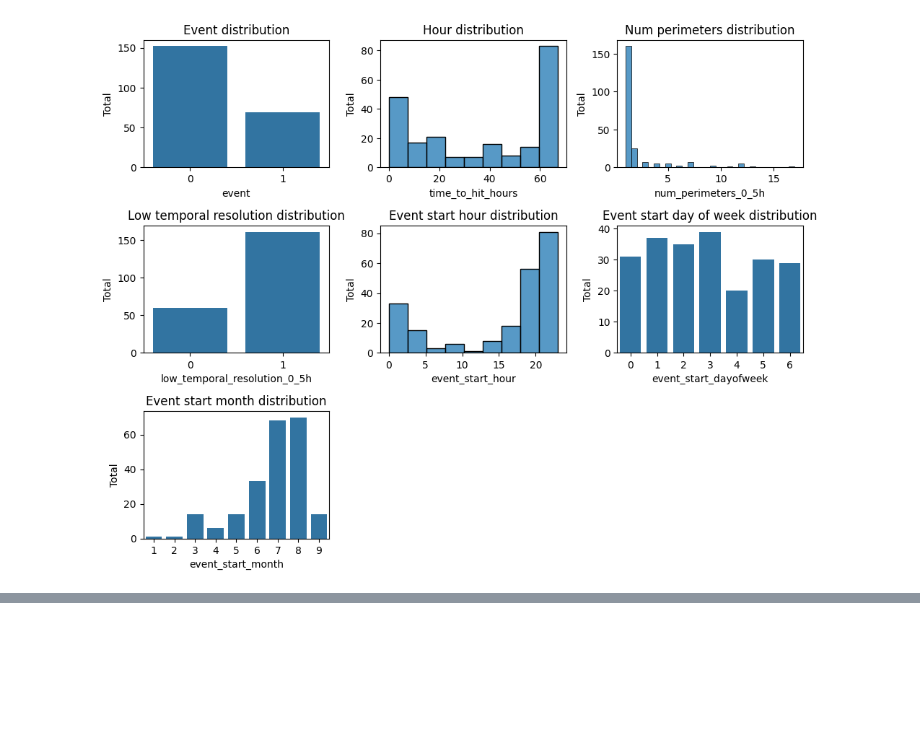
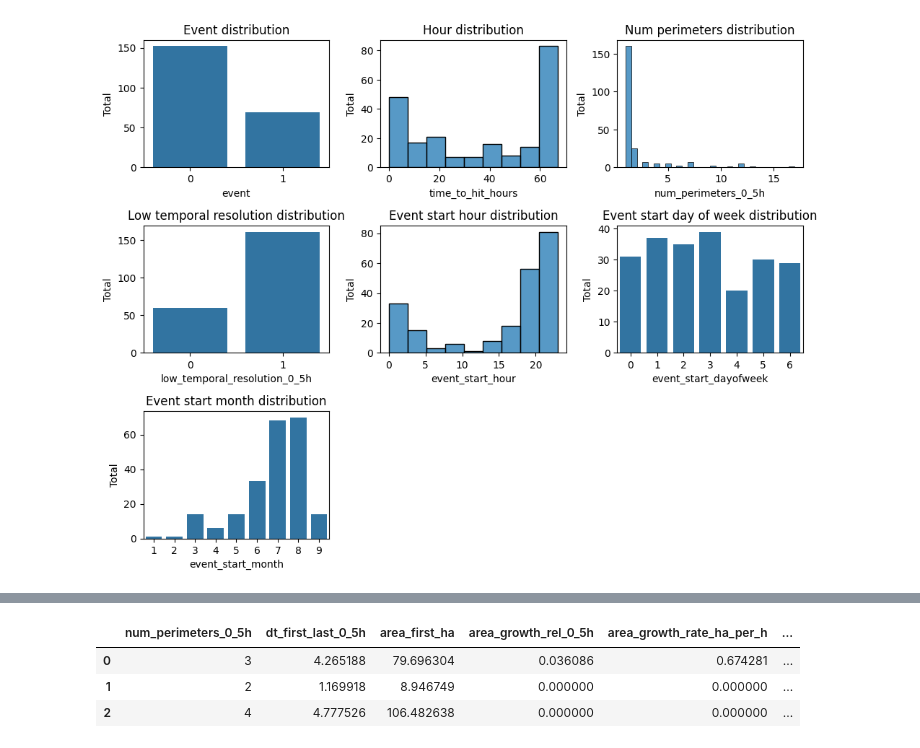
Before and after one commit to ChuongLe279/Kaggle-Competition, a Jupyter notebook: WiDSWorldWide_GlobalDathon26/gbsa_lightgbm.ipynb, the cells around one changed output, grey strips where cells are left out. Saved outputs shown, nothing was run; the diff lists cells and outputs as text; code cells hidden in the pictures; blank space fills up the shorter version.

```diff
--- a/WiDSWorldWide_GlobalDathon26/main.ipynb
+++ b/WiDSWorldWide_GlobalDathon26/gbsa_lightgbm.ipynb
@@ -249,0 +100,15 @@ submission.to_csv('result.csv', index=False)
+# %%
+one_hot_encoder = OneHotEncoder(
+    handle_unknown='ignore',
+    sparse_output=False,
+    dtype=np.int8
+)
+one_hot_encoder.set_output(transform='pandas')
+
+# One hot for X_train
+one_hot_col = one_hot_encoder.fit_transform(X_train[['low_temporal_resolution_0_5h']])
+X_train = pd.concat([X_train, pd.DataFrame(one_hot_col, index=X_train.index)], axis=1).drop(columns = 'low_temporal_resolution_0_5h')
+
+# One hot for X_test
+one_hot_col = one_hot_encoder.transform(X_test[['low_temporal_resolution_0_5h']])
+X_test = pd.concat([X_test, pd.DataFrame(one_hot_col, index=X_test.index)], axis=1).drop(columns = 'low_temporal_resolution_0_5h') # type: ignore
@@ -249,0 +129,76 @@ submission.to_csv('result.csv', index=False)
+# %%
+def create_features(df: pd.DataFrame) -> pd.DataFrame:
+    result = df.copy()
+    dist       = result["dist_min_ci_0_5h"].clip(lower=1)
+    speed      = result["closing_speed_m_per_h"]
+    perimeters = result["num_perimeters_0_5h"]
+    area_first = result["area_first_ha"]
+    # ── Distance transforms ────────────────────────────────────────────────────
+    result["log_distance"]    = np.log1p(dist)
+    result["inv_distance"]    = 1 / (dist / 1000 + 0.1)
+    result["inv_distance_sq"] = result["inv_distance"] ** 2
+    result["sqrt_distance"]   = np.sqrt(dist)
+    result["dist_km"]         = dist / 1000
+    result["dist_km_sq"]      = (dist / 1000) ** 2
+    result["dist_km_cb"]      = (dist / 1000) ** 3
+    result["dist_rank"]       = dist.rank(pct=True)
+     # ── Area-to-distance ratios ────────────────────────────────────────────────
+    fire_radius               = np.sqrt(area_first * 10000 / np.pi)
+    result["fire_radius_km"]  = fire_radius / 1000
+    result["radius_to_dist"]  = fire_radius / dist
+    result["area_to_dist_ratio"]  = area_first / (dist / 1000 + 0.1)
+    result["log_area_dist_ratio"] = np.log1p(area_first) - np.log1p(dist)
+    # ── Kinematic features ─────────────────────────────────────────────────────
+    result["has_movement"] = (perimeters > 1).astype(float)
+    closing_pos = speed.clip(lower=0)
+    result["eta_hours"] = np.where(
+        closing_pos > 0.01, dist / closing_pos, 9999).clip(max=9999)
+    result["log_eta"]   = np.log1p(result["eta_hours"].clip(0, 9999))
+    radial_growth = result["radial_growth_rate_m_per_h"].clip(lower=0)
+    effective_closing = closing_pos + radial_growth
+    result["effective_closing_speed"] = effective_closing
+    result["eta_effective"] = np.where(
+        effective_closing > 0.01, dist / effective_closing, 9999).clip(max=9999)
+    # ── Threat scores ──────────────────────────────────────────────────────────
+    result["threat_score"]    = result["alignment_abs"] * speed / np.log1p(dist)
+    result["threat_score_sq"] = result["threat_score"] ** 2
+    result["fire_urgency"]     = perimeters * speed
+    result["growth_intensity"] = result["area_growth_rate_ha_per_h"] * perimeters
+    # ── Danger zones (hard binary flags) ──────────────────────────────────────
+    result["zone_critical"] = (dist < 5000).astype(float)
+    result["zone_warning"]  = ((dist >= 5000) & (dist < 10000)).astype(float)
+    result["zone_safe"]     = (dist >= 10000).astype(float)
+    # ── Temporal features ──────────────────────────────────────────────────────
+    result["is_summer"]    = result["event_start_month"].isin([6, 7, 8]).astype(float)
+    result["is_afternoon"] = (
+        (result["event_start_hour"] >= 12) &
+        (result["event_start_hour"] < 20)
+    ).astype(float)
+    # ── Drop noisy / redundant columns + any categorical/object cols ──────────
+    drop_cols = [
+        "relative_growth_0_5h", "projected_advance_m",
+        "centroid_displacement_m", "centroid_speed_m_per_h",
+        "closing_speed_abs_m_per_h", "area_growth_abs_0_5h",
+        # Drop any categorical / object columns that may have leaked in from EDA
+        "dist_bin",
+    ]
+    result = result.drop(columns=[c for c in drop_cols if c in result.columns])
+    # Drop any remaining non-numeric columns to avoid fillna errors
+    cat_cols = result.select_dtypes(include=["category", "object"]).columns.tolist()
+    if cat_cols:
+        result = result.drop(columns=cat_cols)
+    result = result.replace([np.inf, -np.inf], np.nan)
+    # fillna only on numeric columns
+    num_cols = result.select_dtypes(include="number").columns
+    result[num_cols] = result[num_cols].fillna(0)
+    return result
+
+
+X_train = create_features(X_train)
+X_test = create_features(X_test)
+X_train.head(3)
+# %% [output]
+|  | num_perimeters_0_5h | dt_first_last_0_5h | area_first_ha | area_growth_rel_0_5h | area_growth_rate_ha_per_h | ... |
+| 0 | 3 | 4.265188 | 79.696304 | 0.036086 | 0.674281 | ... |
+| 1 | 2 | 1.169918 | 8.946749 | 0.000000 | 0.000000 | ... |
+| 2 | 4 | 4.777526 | 106.482638 | 0.000000 | 0.000000 | ... |
```
Also changed, not shown: parts of 41 cells of this notebook, 5 other files.
